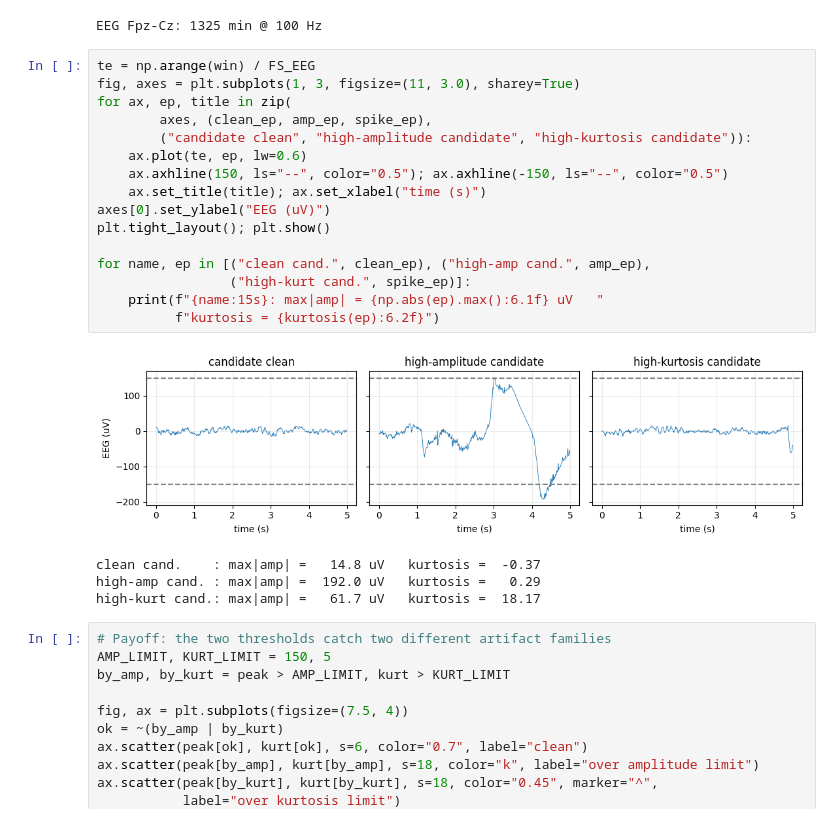
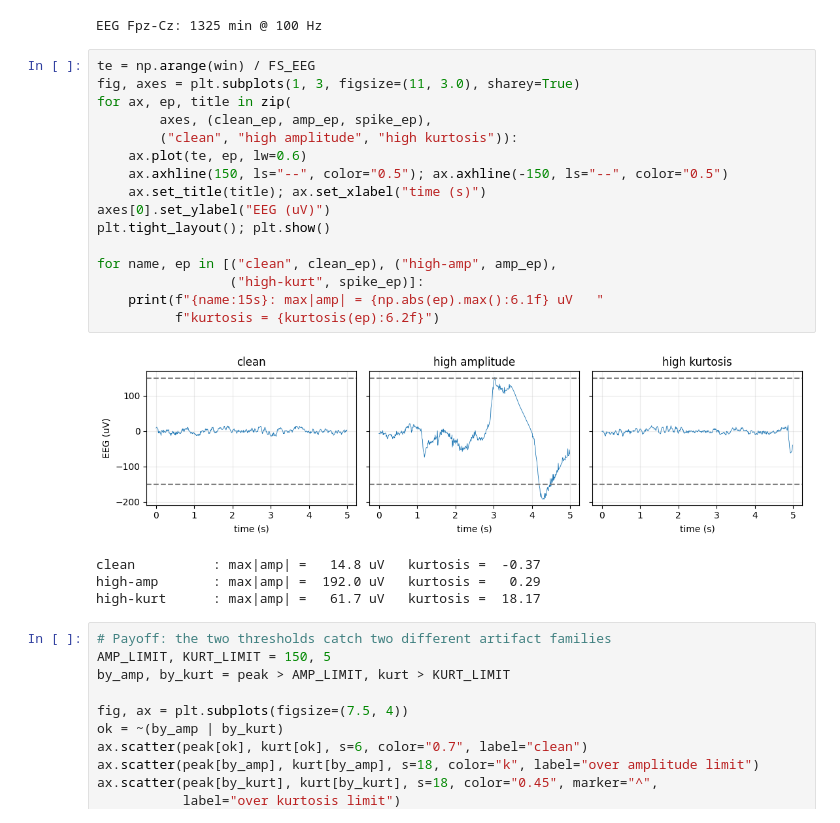
Before and after one commit to KimjiP/signal-quality-assessment, a Jupyter notebook: signal_quality.ipynb, the cells around one changed output. Cells and saved outputs as stored; diff of their text form.

```diff
--- a/signal_quality.ipynb
+++ b/signal_quality.ipynb
@@ -390,24 +390,24 @@ EEG Fpz-Cz: 1325 min @ 100 Hz
 # %%
 te = np.arange(win) / FS_EEG
 fig, axes = plt.subplots(1, 3, figsize=(11, 3.0), sharey=True)
 for ax, ep, title in zip(
         axes, (clean_ep, amp_ep, spike_ep),
-        ("candidate clean", "high-amplitude candidate", "high-kurtosis candidate")):
+        ("clean", "high amplitude", "high kurtosis")):
     ax.plot(te, ep, lw=0.6)
     ax.axhline(150, ls="--", color="0.5"); ax.axhline(-150, ls="--", color="0.5")
     ax.set_title(title); ax.set_xlabel("time (s)")
 axes[0].set_ylabel("EEG (uV)")
 plt.tight_layout(); plt.show()
 
-for name, ep in [("clean cand.", clean_ep), ("high-amp cand.", amp_ep),
-                 ("high-kurt cand.", spike_ep)]:
+for name, ep in [("clean", clean_ep), ("high-amp", amp_ep),
+                 ("high-kurt", spike_ep)]:
     print(f"{name:15s}: max|amp| = {np.abs(ep).max():6.1f} uV   "
           f"kurtosis = {kurtosis(ep):6.2f}")
 # %% [output]
-[figure, old version]
+[figure, new version]
-clean cand.    : max|amp| =   14.8 uV   kurtosis =  -0.37
-high-amp cand. : max|amp| =  192.0 uV   kurtosis =   0.29
-high-kurt cand.: max|amp| =   61.7 uV   kurtosis =  18.17
+clean          : max|amp| =   14.8 uV   kurtosis =  -0.37
+high-amp       : max|amp| =  192.0 uV   kurtosis =   0.29
+high-kurt      : max|amp| =   61.7 uV   kurtosis =  18.17
 # %%
 # Payoff: the two thresholds catch two different artifact families
 AMP_LIMIT, KURT_LIMIT = 150, 5
```
